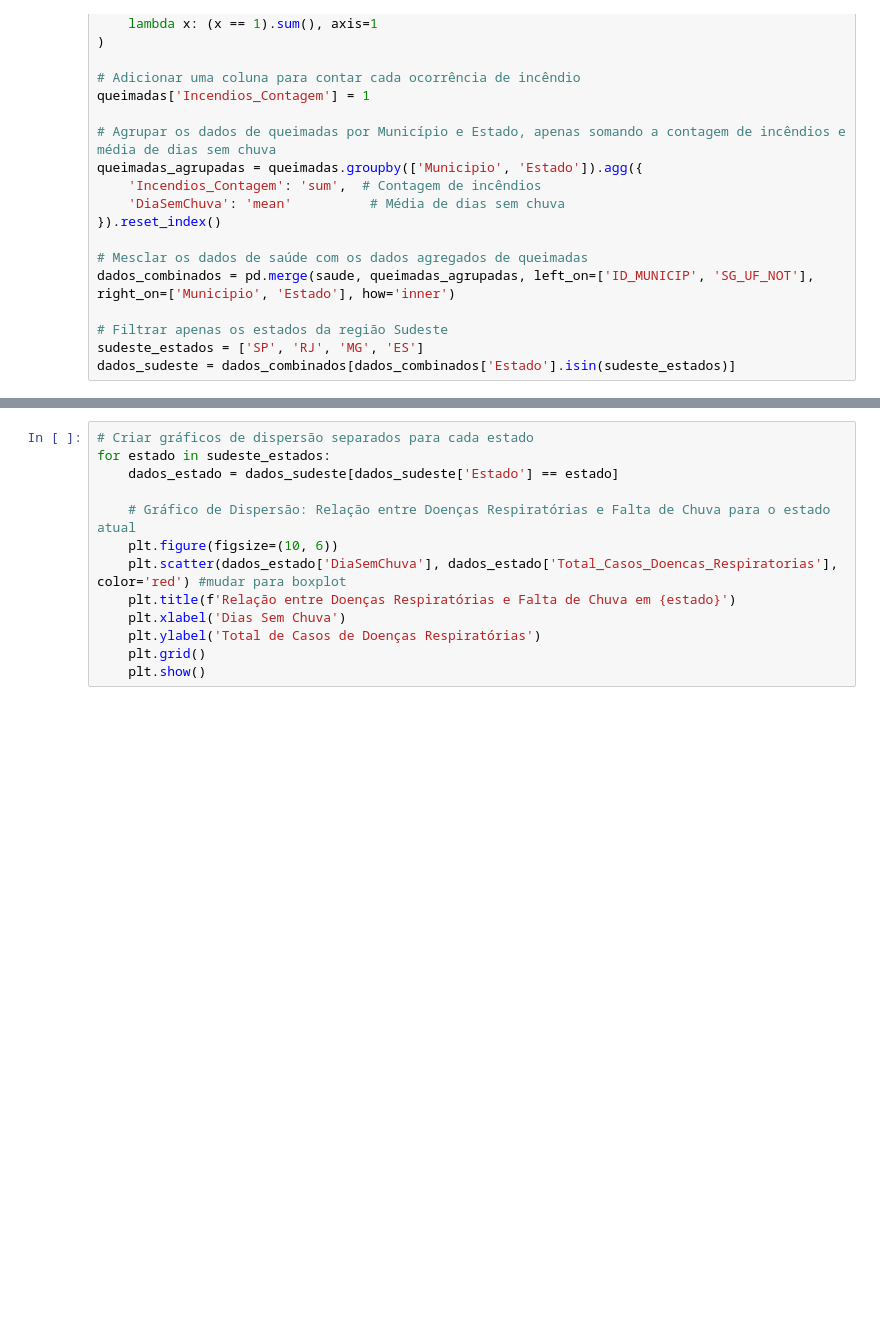
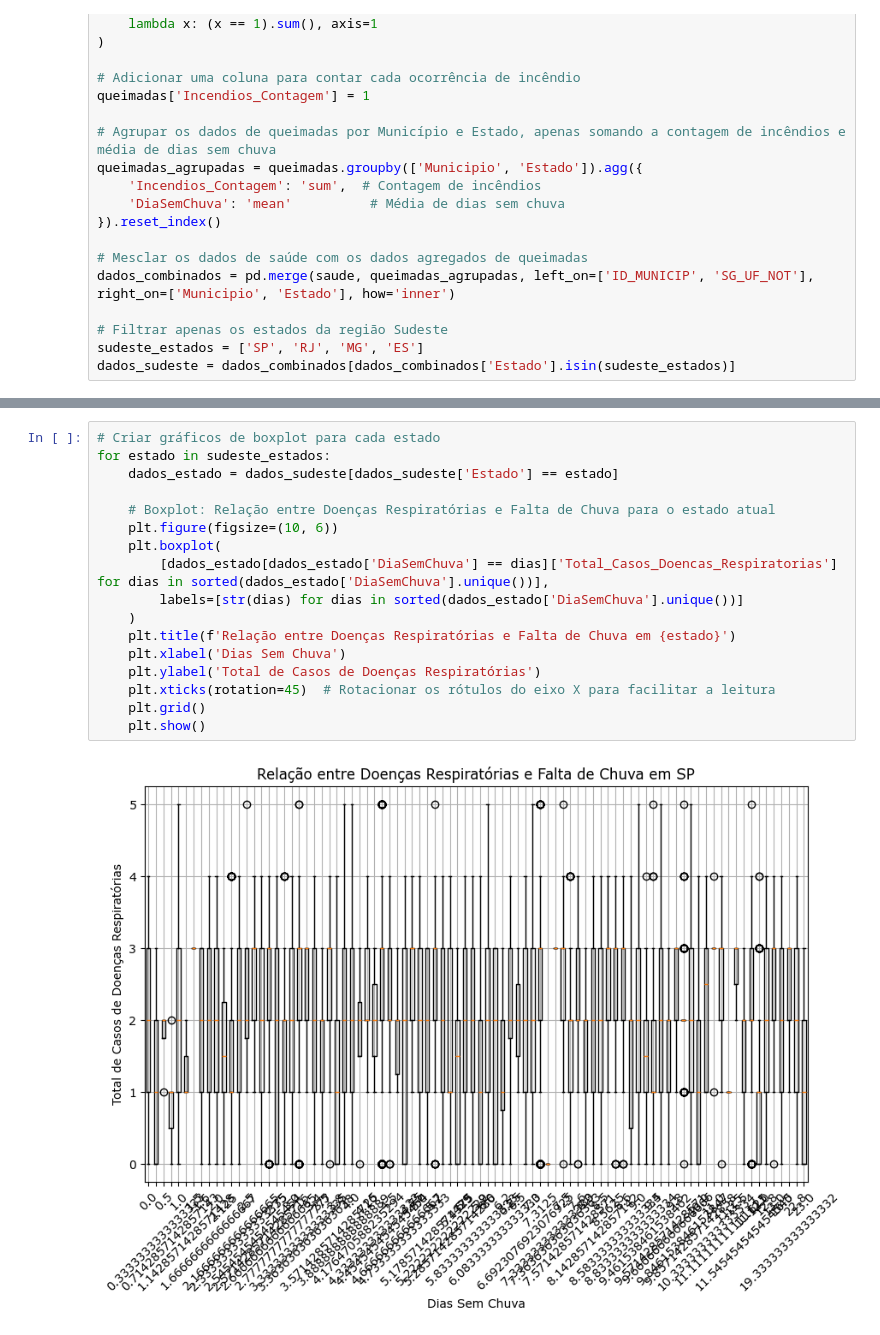
Before and after one commit to GabrielSetta/pac, a Jupyter notebook: Execução.ipynb, the cells around one changed output, grey strips where cells are left out. Saved outputs shown, nothing was run; the diff lists cells and outputs as text; blank space fills up the shorter version.

```diff
--- a/Execução.ipynb
+++ b/Execução.ipynb
@@ -74,13 +79,19 @@ for estado in sudeste_estados:
 # %%
-# Criar gráficos de dispersão separados para cada estado
+# Criar gráficos de boxplot para cada estado
 for estado in sudeste_estados:
     dados_estado = dados_sudeste[dados_sudeste['Estado'] == estado]
 
-    # Gráfico de Dispersão: Relação entre Doenças Respiratórias e Falta de Chuva para o estado atual
+    # Boxplot: Relação entre Doenças Respiratórias e Falta de Chuva para o estado atual
     plt.figure(figsize=(10, 6))
-    plt.scatter(dados_estado['DiaSemChuva'], dados_estado['Total_Casos_Doencas_Respiratorias'], color='red') #mudar para boxplot
+    plt.boxplot(
+        [dados_estado[dados_estado['DiaSemChuva'] == dias]['Total_Casos_Doencas_Respiratorias'] for dias in sorted(dados_estado['DiaSemChuva'].unique())],
+        labels=[str(dias) for dias in sorted(dados_estado['DiaSemChuva'].unique())]
+    )
     plt.title(f'Relação entre Doenças Respiratórias e Falta de Chuva em {estado}')
     plt.xlabel('Dias Sem Chuva')
     plt.ylabel('Total de Casos de Doenças Respiratórias')
+    plt.xticks(rotation=45)  # Rotacionar os rótulos do eixo X para facilitar a leitura
     plt.grid()
     plt.show()
+# %% [output]
+[figure, added]
```
Also changed, not shown: parts of 4 cells of this notebook.
